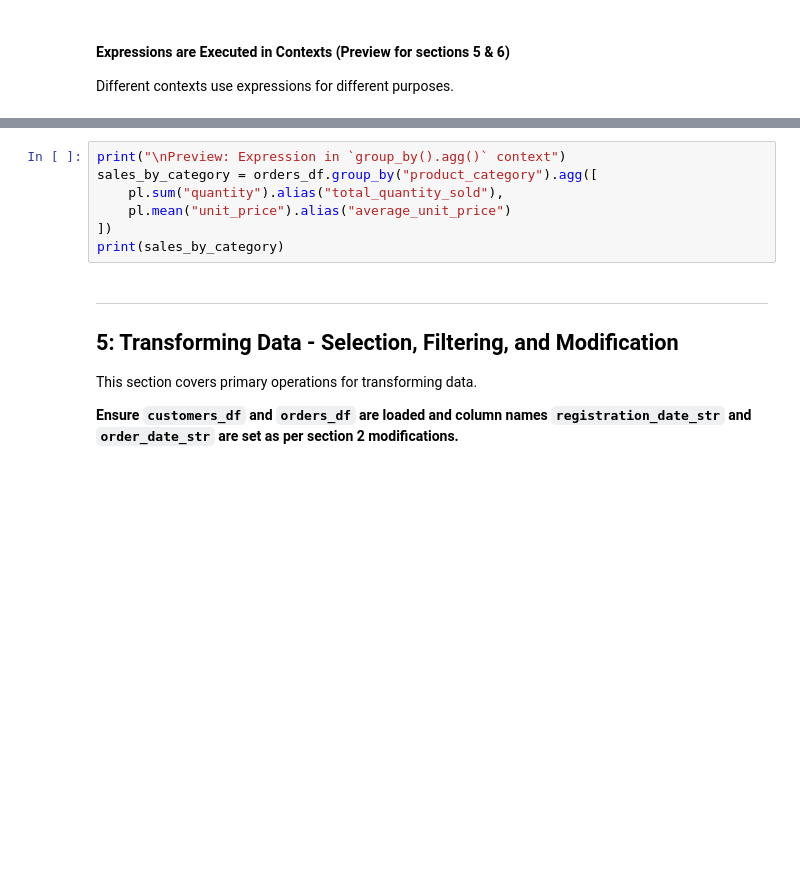
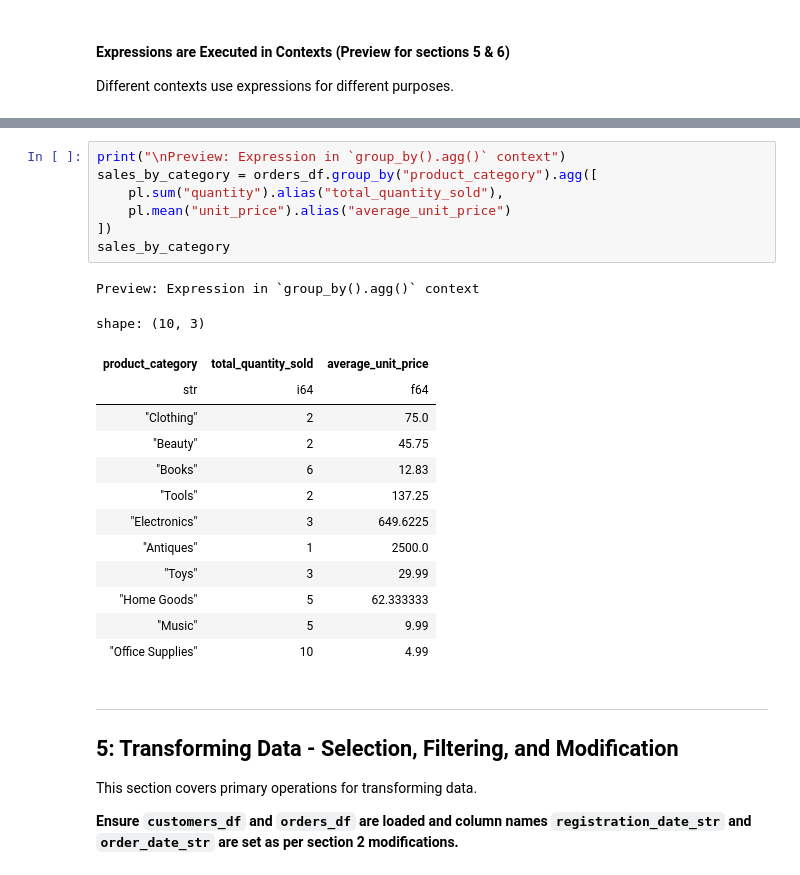
Before and after one commit to dataprogpy/code-samples, a Jupyter notebook: starter_files/03_introduction_to_polars.ipynb, the cells around one changed output, grey strips where cells are left out. Drawn from its saved outputs; the diff is of its cells as text; blank space fills up the shorter version.

```diff
--- a/starter_files/03_introduction_to_polars.ipynb
+++ b/starter_files/03_introduction_to_polars.ipynb
@@ -381,10 +472,25 @@ print(adult_customers_df.select(["name", "age"])) # Showing relevant columns
 # %%
 print("\nPreview: Expression in `group_by().agg()` context")
 sales_by_category = orders_df.group_by("product_category").agg([
     pl.sum("quantity").alias("total_quantity_sold"),
     pl.mean("unit_price").alias("average_unit_price")
 ])
-print(sales_by_category)
+sales_by_category
+# %% [output]
+Preview: Expression in `group_by().agg()` context
+shape: (10, 3)
+| product_category | total_quantity_sold | average_unit_price |
+| str | i64 | f64 |
+| "Clothing" | 2 | 75.0 |
+| "Beauty" | 2 | 45.75 |
+| "Books" | 6 | 12.83 |
+| "Tools" | 2 | 137.25 |
+| "Electronics" | 3 | 649.6225 |
+| "Antiques" | 1 | 2500.0 |
+| "Toys" | 3 | 29.99 |
+| "Home Goods" | 5 | 62.333333 |
+| "Music" | 5 | 9.99 |
+| "Office Supplies" | 10 | 4.99 |
 # %% [markdown]
 ---
 ## 5: Transforming Data - Selection, Filtering, and Modification
```
Also changed, not shown: parts of 45 cells of this notebook.
